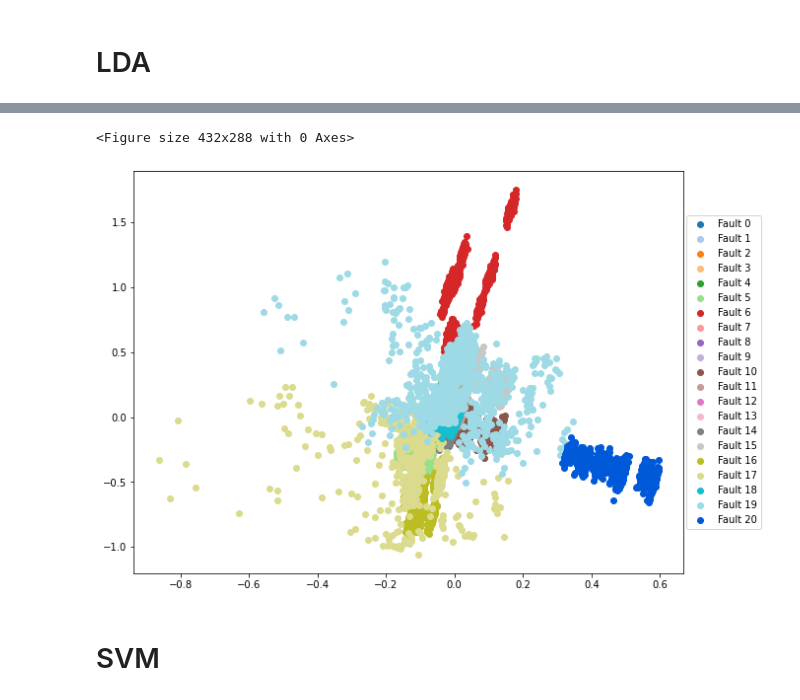
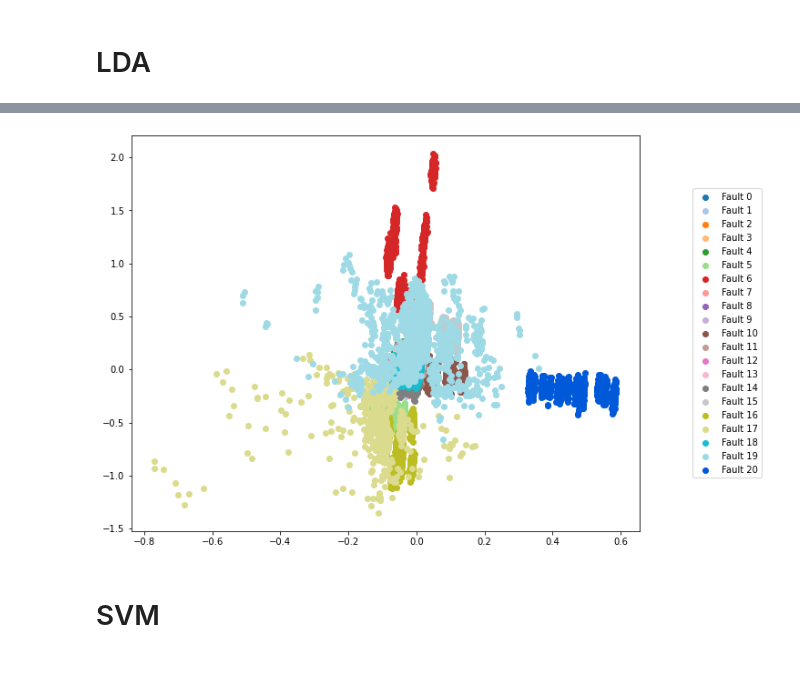
Before and after one commit to peterkrull/p7-ml-refrigeration-fault-detection, a Jupyter notebook: Python/LDA-SVM.ipynb, the cells around one changed output, grey strips where cells are left out. Drawn from its saved outputs; the diff is of its cells as text; code cells hidden in the pictures; blank space fills up the shorter version.

```diff
--- a/Python/LDA-SVM.ipynb
+++ b/Python/LDA-SVM.ipynb
@@ -90,10 +89,9 @@ Preserving 99.69% of variance
 # %%
 import plot_functions as pf
 
-pf.plot_transformation(pd.DataFrame(LDA).assign(target=train_data['target']),'LDA_data.pdf','target',True)
+pf.plot_transformation(pd.DataFrame(LDA).assign(target=train_data['target']),'LDA_data.pdf','target',True,figsize=(10,8))
 # %% [output]
-<Figure size 432x288 with 0 Axes>
-[figure, old version]
+[figure, new version]
 # %% [markdown]
 # SVM
 # %%
```
Also changed, not shown: parts of 12 cells of this notebook, 1 other file.
